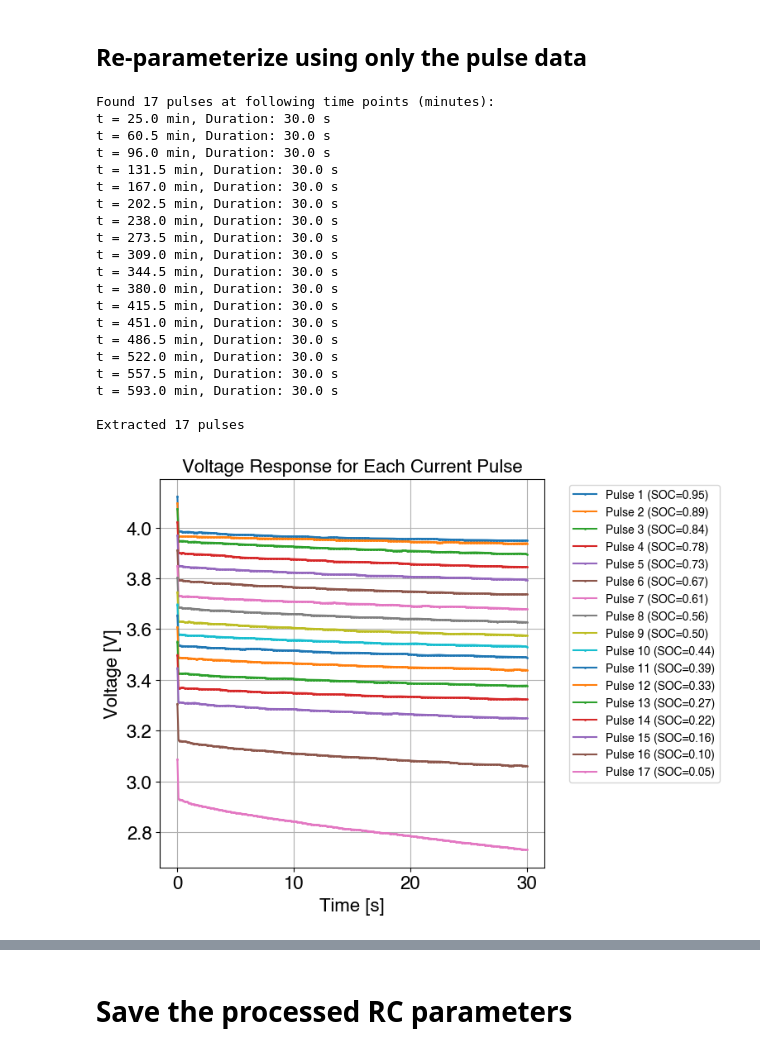
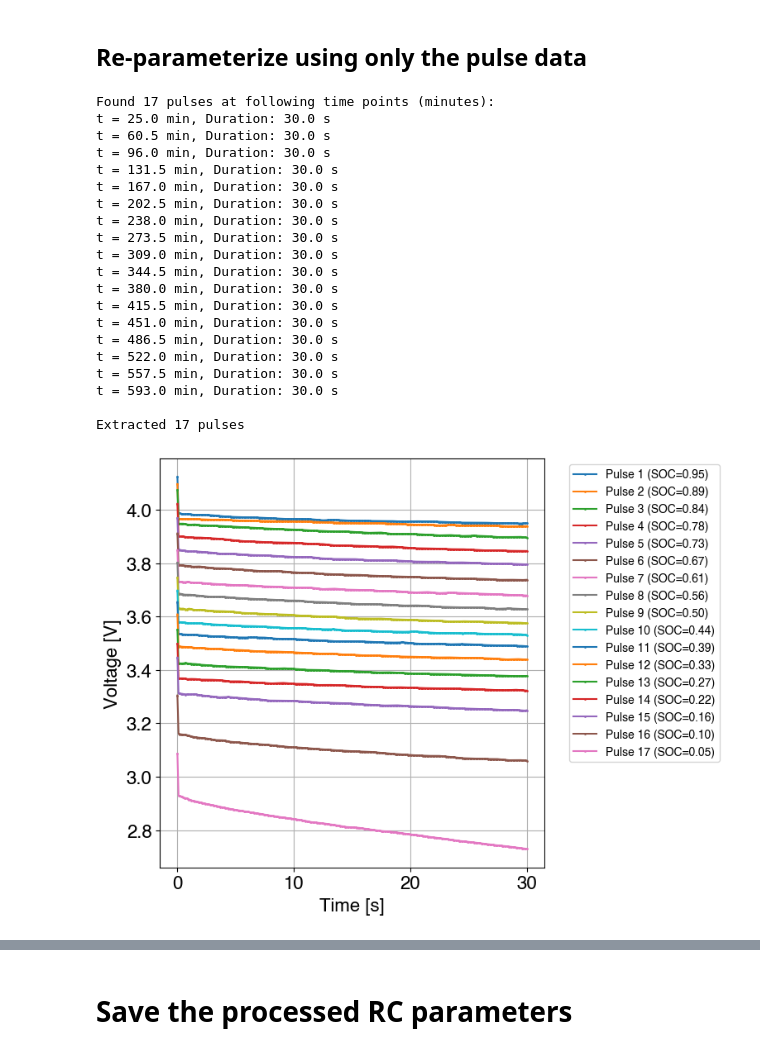
Before and after one commit to wengandrew/battery-digital-twin-from-scratch, a Jupyter notebook: notebooks/extract_parameters.ipynb, the cells around one changed output, grey strips where cells are left out. Cells and saved outputs as stored; diff of their text form; code cells hidden in the pictures.

Commit message:
Updated plot aesthetics

```diff
--- a/notebooks/extract_parameters.ipynb
+++ b/notebooks/extract_parameters.ipynb
@@ -319,39 +318,38 @@ for i, pulse_data in enumerate(pulses_data):
 
 plt.xlabel('Time [s]')
 plt.ylabel('Voltage [V]')
-plt.title('Voltage Response for Each Current Pulse')
 plt.legend(bbox_to_anchor=(1.05, 1), loc='upper left', fontsize=10)
 plt.tight_layout()
 
 # Extract data from pulses_data for plotting
 soc_vals = np.array([p['soc'] for p in pulses_data])
 rs_vals = np.array([p['Rs'] for p in pulses_data])
 r1_vals = np.array([p['R1'] for p in pulses_data])
 c1_vals = np.array([p['C1'] for p in pulses_data])
 
 plt.savefig('../output/figs/hppc_pulses_only.png', dpi=150)
 # %% [output]
 Found 17 pulses at following time points (minutes):
 t = 25.0 min, Duration: 30.0 s
 t = 60.5 min, Duration: 30.0 s
 t = 96.0 min, Duration: 30.0 s
 t = 131.5 min, Duration: 30.0 s
 t = 167.0 min, Duration: 30.0 s
 t = 202.5 min, Duration: 30.0 s
 t = 238.0 min, Duration: 30.0 s
 t = 273.5 min, Duration: 30.0 s
 t = 309.0 min, Duration: 30.0 s
 t = 344.5 min, Duration: 30.0 s
 t = 380.0 min, Duration: 30.0 s
 t = 415.5 min, Duration: 30.0 s
 t = 451.0 min, Duration: 30.0 s
 t = 486.5 min, Duration: 30.0 s
 t = 522.0 min, Duration: 30.0 s
 t = 557.5 min, Duration: 30.0 s
 t = 593.0 min, Duration: 30.0 s
 
 Extracted 17 pulses
-[figure, old version]
+[figure, new version]
 # %%
 # Plot against SOC
 # Create new figure with 5 subplots
```
Also changed, not shown: parts of 3 cells of this notebook, 5 other files.
